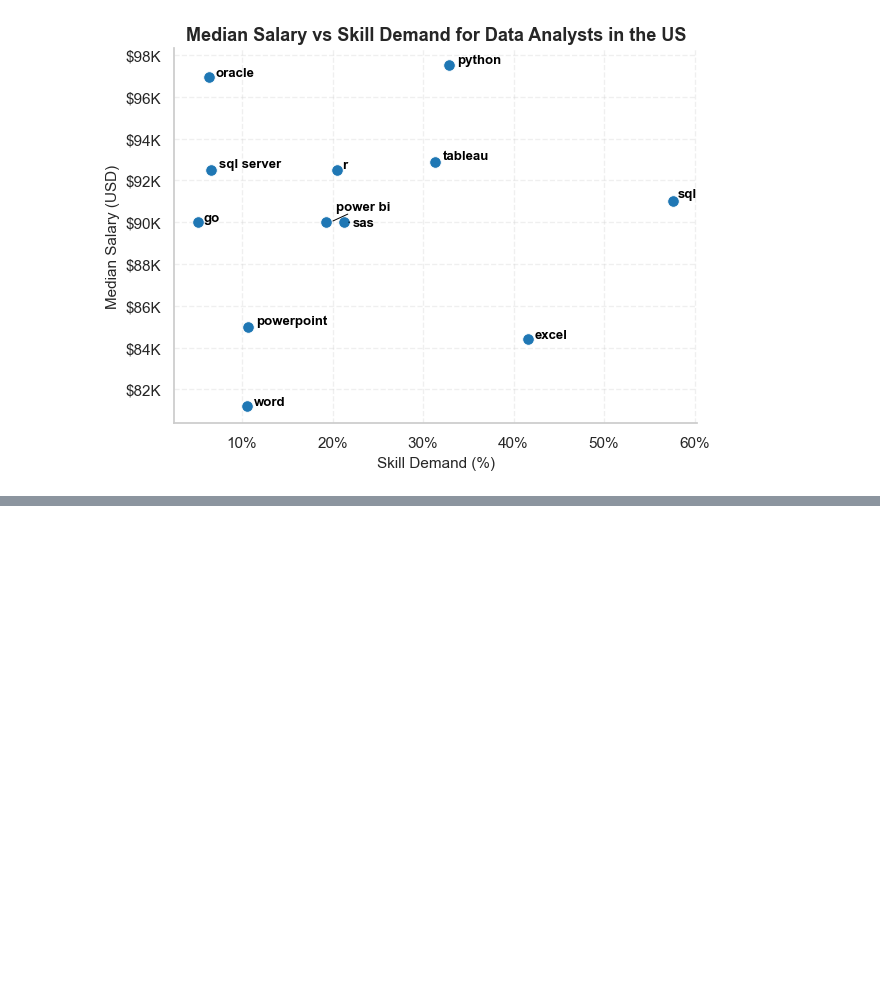
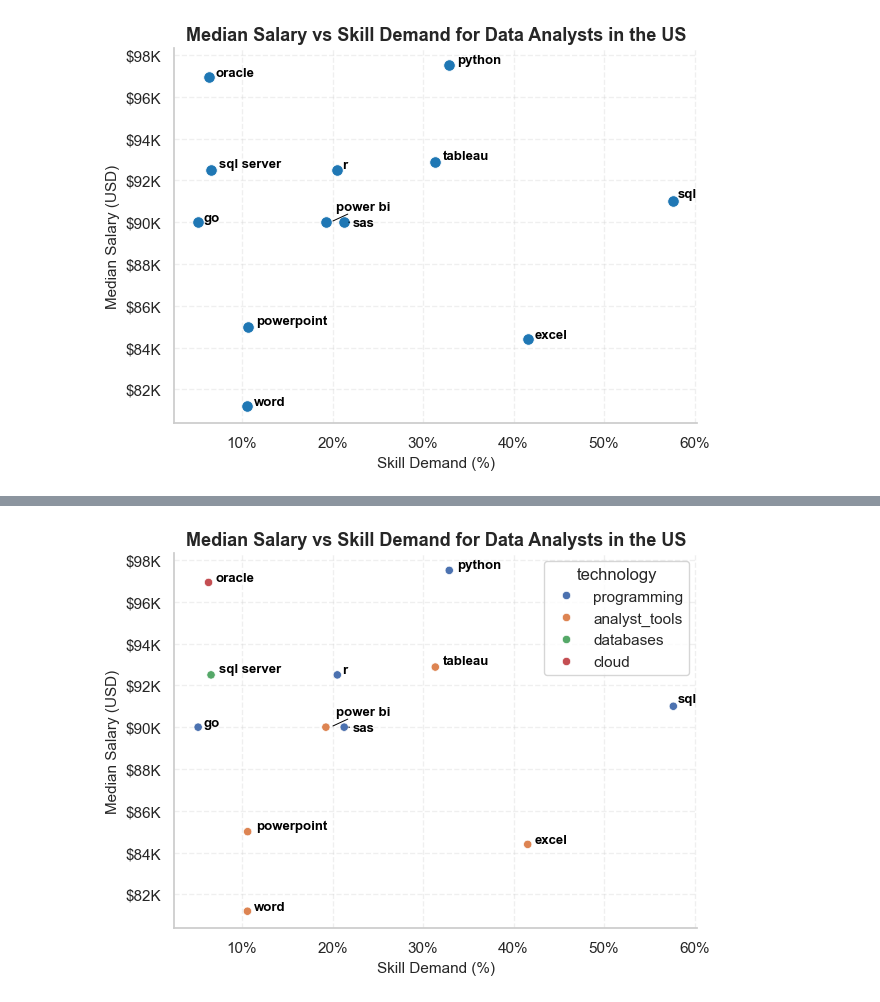
Before and after one commit to hamzajeee/my_python_data_analysis_project, a Jupyter notebook: Optimal_Skills.ipynb, the cells around one changed output, grey strips where cells are left out. Saved outputs shown, nothing was run; the diff lists cells and outputs as text; code cells hidden in the pictures; blank space fills up the shorter version.

```diff
--- a/Optimal_Skills.ipynb
+++ b/Optimal_Skills.ipynb
@@ -116,0 +160,7 @@ plt.show()
+# %%
+# turn dictionary into dataframe
+df_technology = pd.DataFrame(list(technology_dict.items()), columns=['technology', 'skills'])
+
+df_technology = df_technology.explode('skills')
+
+df_technology
@@ -116,0 +181,5 @@ plt.show()
+# %%
+# merge df_DA_skills and df_technology
+df_DA_skills_tech = df_DA_skills.merge(df_technology, left_on='job_skills', right_on='skills')
+
+df_DA_skills_tech
@@ -116,0 +200,2 @@ plt.show()
+# %%
+df_DA_skills_tech_high_demand = df_DA_skills_tech[df_DA_skills_tech['skill_percent'] > skill_limit]
@@ -116,0 +219,51 @@ plt.show()
+# %%
+from adjustText import adjust_text
+import seaborn as sns
+import matplotlib.pyplot as plt
+
+# Clean white background
+sns.set_theme(style='whitegrid')
+
+# Scatter plot
+sns.scatterplot(
+    data=df_DA_skills_tech_high_demand,
+    x='skill_percent',
+    y='median_salary',
+    hue='technology'
+)
+
+
+
+
+# Titles and labels
+plt.title('Median Salary vs Skill Demand for Data Analysts in the US', fontsize=13, weight='bold')
+plt.xlabel('Skill Demand (%)', fontsize=11)
+plt.ylabel('Median Salary (USD)', fontsize=11)
+
+# Format the axis ticks
+plt.gca().xaxis.set_major_formatter(plt.FuncFormatter(lambda x, _: f'{x:.0f}%'))
+plt.gca().yaxis.set_major_formatter(plt.FuncFormatter(lambda y, _: f'${int(y/1000)}K'))
+
+# ✅ Create and collect text labels in a list for adjust_text
+texts = []
+for skill, row in df_DA_skills_high_demand.iterrows():
+    t = plt.text(
+        x=row['skill_percent'] + 0.5,   # small right offset
+        y=row['median_salary'],
+        s=skill,
+        fontsize=9.5,
+        color='black',
+        weight='bold'
+    )
+    texts.append(t)  # Add label to list
+
+# ✅ Adjust overlapping labels automatically
+adjust_text(texts, arrowprops=dict(arrowstyle='-', color='black', lw=0.7))
+
+# Clean look
+sns.despine()
+plt.grid(True, linestyle='--', alpha=0.3)
+plt.tight_layout()
+plt.show()
+# %% [output]
+[figure, added]
```
Also changed, not shown: parts of 4 cells of this notebook.
